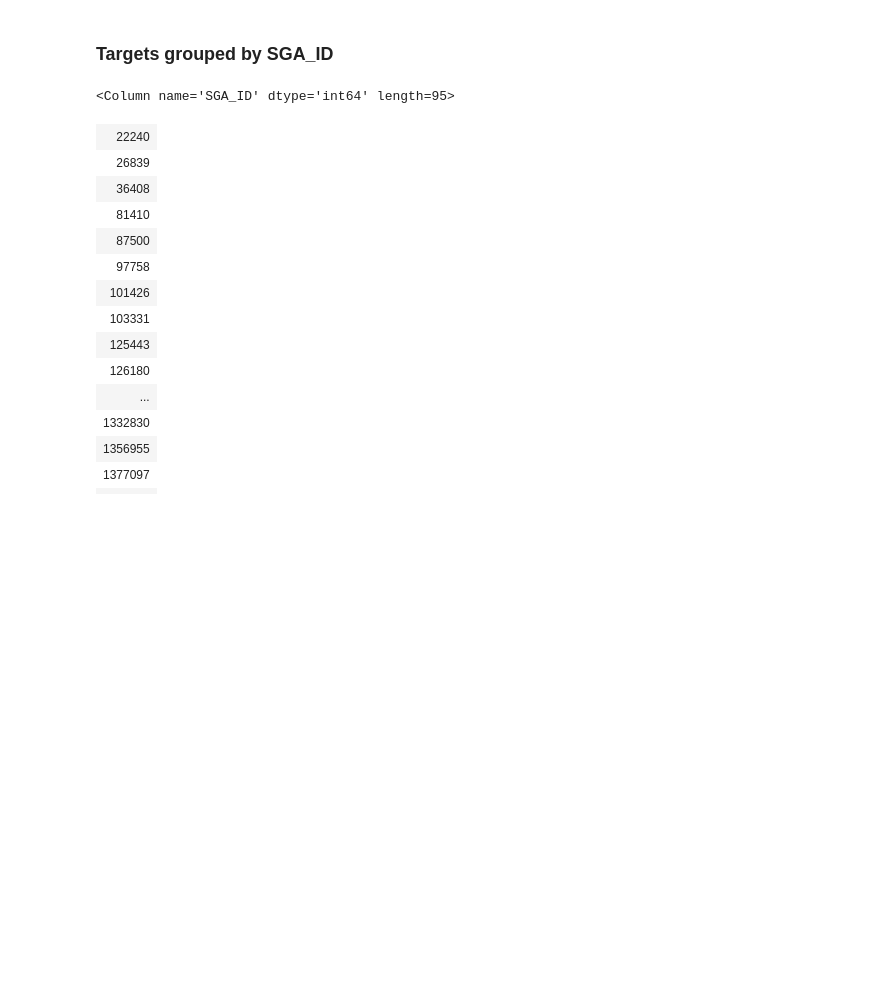
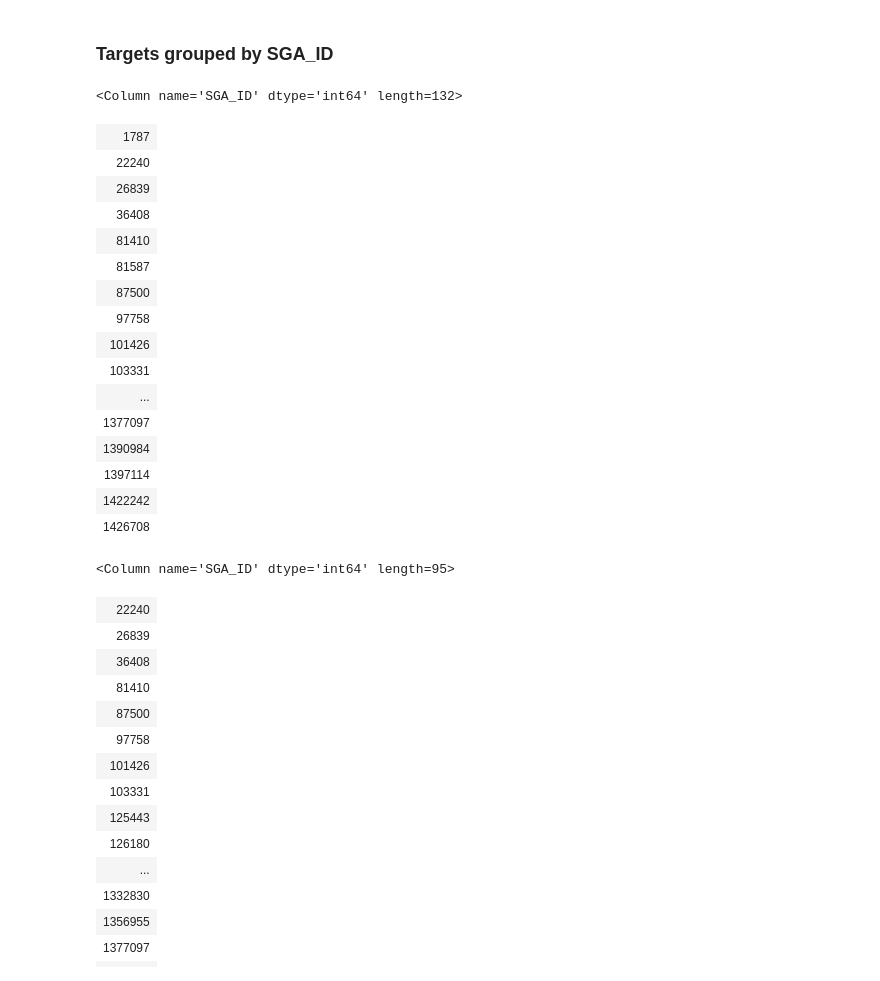
Before and after one commit to desihub/timedomain, a Jupyter notebook: pvsurvey/redux_selections.ipynb, the cells around one changed output. Cells and saved outputs as stored; diff of their text form; code cells hidden in the pictures; blank space fills up the shorter version.

```diff
--- a/pvsurvey/redux_selections.ipynb
+++ b/pvsurvey/redux_selections.ipynb
@@ -399,4 +418,26 @@ Table length=12392
 | 39637320621625390 | 341.393598194846 | 31.9032963297942 | 13432 | main | 0.0306743365251728 | 7.94072174599938e-06 | 0 | 3152.8606827599 | guadalupe/healpix/main/bright/134... | TFT | ... |
 # %% [markdown]
 ### Targets grouped by SGA_ID
+# %%
+# All targets
+_ids_all, _counts_all = np.unique(tguad['SGA_ID'], return_counts=True)
+_ids_all[_counts_all > 1]
+# %% [output]
+<Column name='SGA_ID' dtype='int64' length=132>
+| 1787 |
+| 22240 |
+| 26839 |
+| 36408 |
+| 81410 |
+| 81587 |
+| 87500 |
+| 97758 |
+| 101426 |
+| 103331 |
+| ... |
+| 1377097 |
+| 1390984 |
+| 1397114 |
+| 1422242 |
+| 1426708 |
 # %%
```
Also changed, not shown: parts of 8 cells of this notebook.
